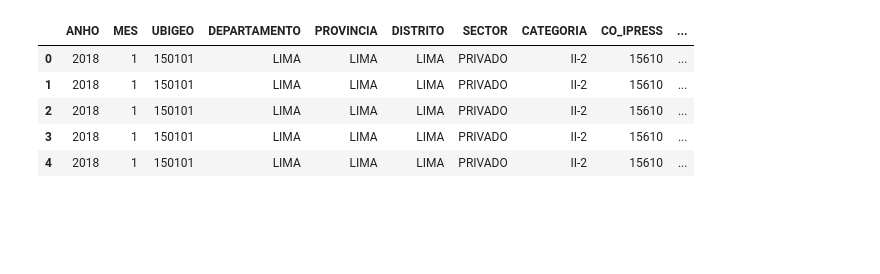
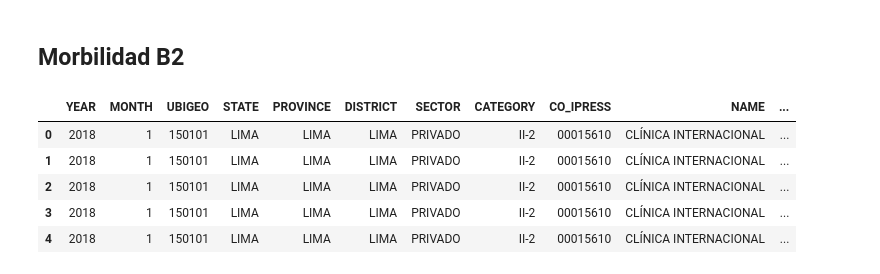
Before and after one commit to johnkbarrera/hospital_demand, a Jupyter notebook: data_processing.ipynb, the cells around one changed output. Saved outputs shown, nothing was run; the diff lists cells and outputs as text; code cells hidden in the pictures; blank space fills up the shorter version.

```diff
--- a/data_processing.ipynb
+++ b/data_processing.ipynb
@@ -11,21 +11,21 @@ from difflib import SequenceMatcher
 def millions(x, pos):
     """The two args are the value and tick position."""
     return '{:1.1f}M'.format(x*1e-6)
+# %% [markdown]
+## Morbilidad B2
 # %%
 # Morbilidad B2
-data = pd.read_csv('data/morbilidad_b2.csv')
+data = pd.read_pickle('data/morbilidad_b2.csv')
 
-data['DATE'] = data['ANHO'].astype(str) +'-'+data_lima['MES'].astype(str)
-
-data_lima = data[(data['DEPARTAMENTO']=='LIMA')].reset_index(drop=True)
-data_lima_m = data_lima[(data_lima['PROVINCIA']=='LIMA')].reset_index(drop=True)
+data_lima_p = data[(data['STATE']=='LIMA')].reset_index(drop=True)
+data_lima_m = data[(data['PROVINCE']=='LIMA') & (data['STATE']=='LIMA')].reset_index(drop=True)
 del data
 # %%
-data_lima.head()
+data_lima_m.head()
 # %% [output]
-|  | ANHO | MES | UBIGEO | DEPARTAMENTO | PROVINCIA | DISTRITO | SECTOR | CATEGORIA | CO_IPRESS | ... |
-| 0 | 2018 | 1 | 150101 | LIMA | LIMA | LIMA | PRIVADO | II-2 | 15610 | ... |
-| 1 | 2018 | 1 | 150101 | LIMA | LIMA | LIMA | PRIVADO | II-2 | 15610 | ... |
-| 2 | 2018 | 1 | 150101 | LIMA | LIMA | LIMA | PRIVADO | II-2 | 15610 | ... |
-| 3 | 2018 | 1 | 150101 | LIMA | LIMA | LIMA | PRIVADO | II-2 | 15610 | ... |
-| 4 | 2018 | 1 | 150101 | LIMA | LIMA | LIMA | PRIVADO | II-2 | 15610 | ... |
+|  | YEAR | MONTH | UBIGEO | STATE | PROVINCE | DISTRICT | SECTOR | CATEGORY | CO_IPRESS | NAME | ... |
+| 0 | 2018 | 1 | 150101 | LIMA | LIMA | LIMA | PRIVADO | II-2 | 00015610 | CLÍNICA INTERNACIONAL | ... |
+| 1 | 2018 | 1 | 150101 | LIMA | LIMA | LIMA | PRIVADO | II-2 | 00015610 | CLÍNICA INTERNACIONAL | ... |
+| 2 | 2018 | 1 | 150101 | LIMA | LIMA | LIMA | PRIVADO | II-2 | 00015610 | CLÍNICA INTERNACIONAL | ... |
+| 3 | 2018 | 1 | 150101 | LIMA | LIMA | LIMA | PRIVADO | II-2 | 00015610 | CLÍNICA INTERNACIONAL | ... |
+| 4 | 2018 | 1 | 150101 | LIMA | LIMA | LIMA | PRIVADO | II-2 | 00015610 | CLÍNICA INTERNACIONAL | ... |
```
Also changed, not shown: parts of 13 cells of this notebook, 1 other file.
